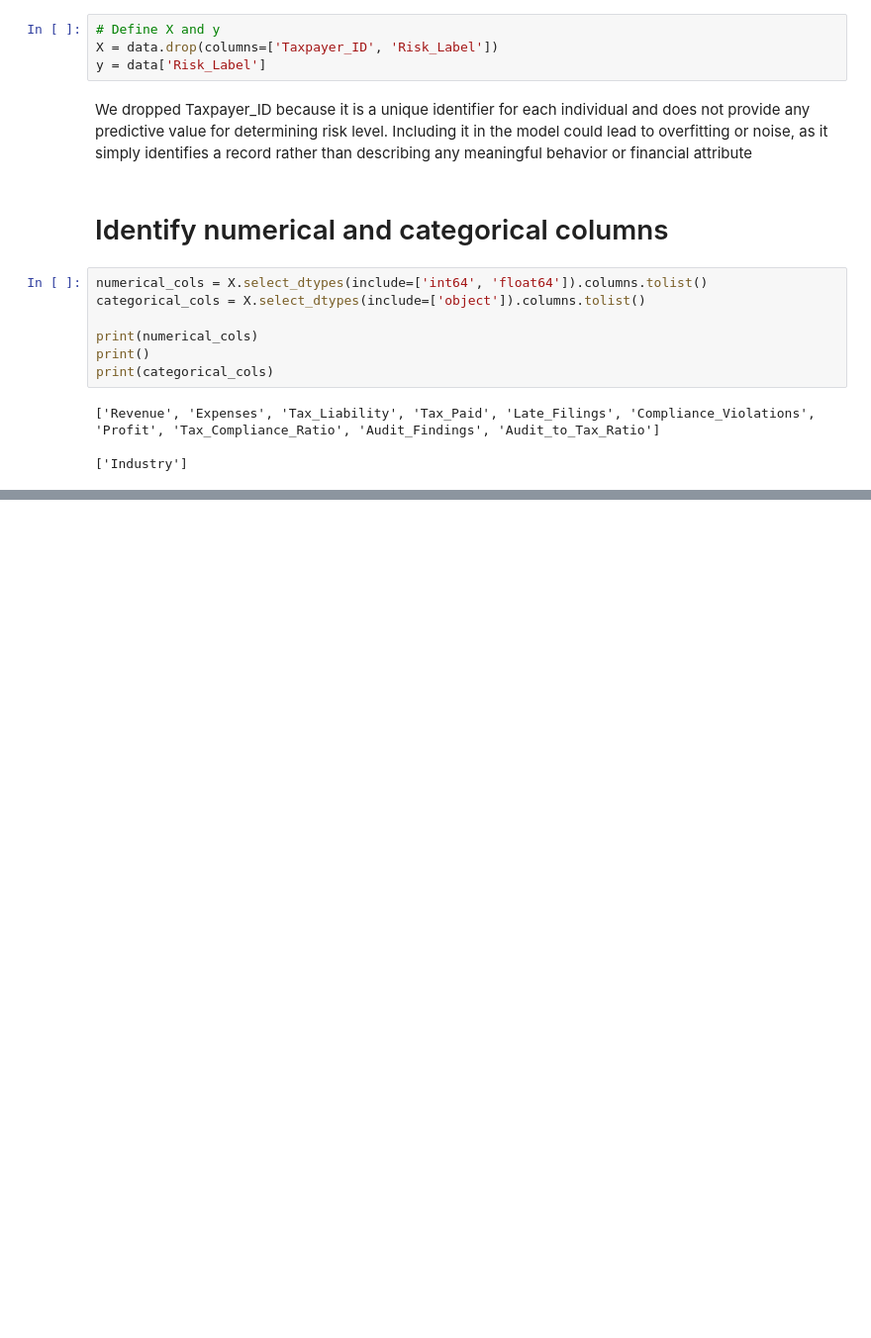
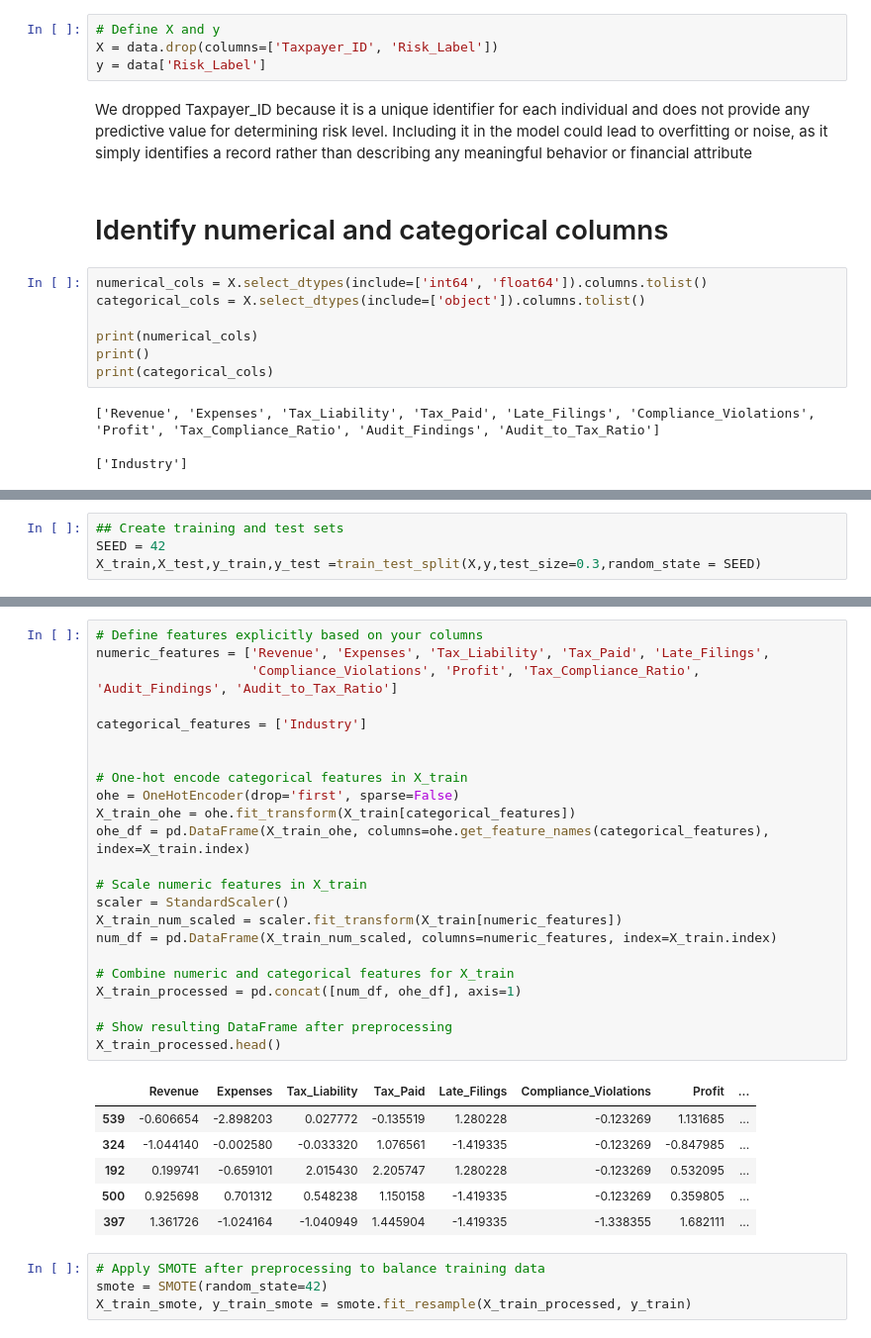
Before and after one commit to Harriet-ngomo/Taxpayer-Risk-Classification, a Jupyter notebook: index.ipynb, the cells around one changed output, grey strips where cells are left out. Shown at 99% size. Drawn from its saved outputs; the diff is of its cells as text; blank space fills up the shorter version.

```diff
--- a/index.ipynb
+++ b/index.ipynb
@@ -375,0 +404,4 @@ print(categorical_cols)
+# %%
+## Create training and test sets
+SEED = 42
+X_train,X_test,y_train,y_test =train_test_split(X,y,test_size=0.3,random_state = SEED)
@@ -375,0 +416,34 @@ print(categorical_cols)
+# %%
+# Define features explicitly based on your columns
+numeric_features = ['Revenue', 'Expenses', 'Tax_Liability', 'Tax_Paid', 'Late_Filings',
+                    'Compliance_Violations', 'Profit', 'Tax_Compliance_Ratio', 'Audit_Findings', 'Audit_to_Tax_Ratio']
+
+categorical_features = ['Industry']
+
+
+# One-hot encode categorical features in X_train
+ohe = OneHotEncoder(drop='first', sparse=False)
+X_train_ohe = ohe.fit_transform(X_train[categorical_features])
+ohe_df = pd.DataFrame(X_train_ohe, columns=ohe.get_feature_names(categorical_features), index=X_train.index)
+
+# Scale numeric features in X_train
+scaler = StandardScaler()
+X_train_num_scaled = scaler.fit_transform(X_train[numeric_features])
+num_df = pd.DataFrame(X_train_num_scaled, columns=numeric_features, index=X_train.index)
+
+# Combine numeric and categorical features for X_train
+X_train_processed = pd.concat([num_df, ohe_df], axis=1)
+
+# Show resulting DataFrame after preprocessing
+X_train_processed.head()
+# %% [output]
+|  | Revenue | Expenses | Tax_Liability | Tax_Paid | Late_Filings | Compliance_Violations | Profit | ... |
+| 539 | -0.606654 | -2.898203 | 0.027772 | -0.135519 | 1.280228 | -0.123269 | 1.131685 | ... |
+| 324 | -1.044140 | -0.002580 | -0.033320 | 1.076561 | -1.419335 | -0.123269 | -0.847985 | ... |
+| 192 | 0.199741 | -0.659101 | 2.015430 | 2.205747 | 1.280228 | -0.123269 | 0.532095 | ... |
+| 500 | 0.925698 | 0.701312 | 0.548238 | 1.150158 | -1.419335 | -0.123269 | 0.359805 | ... |
+| 397 | 1.361726 | -1.024164 | -1.040949 | 1.445904 | -1.419335 | -1.338355 | 1.682111 | ... |
+# %%
+# Apply SMOTE after preprocessing to balance training data
+smote = SMOTE(random_state=42)
+X_train_smote, y_train_smote = smote.fit_resample(X_train_processed, y_train)
```
Also changed, not shown: parts of 10 cells of this notebook.
